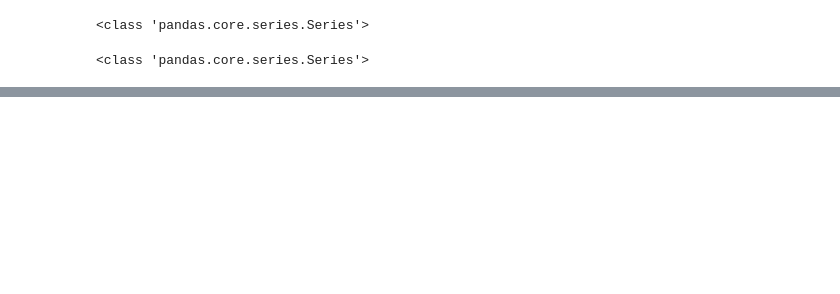
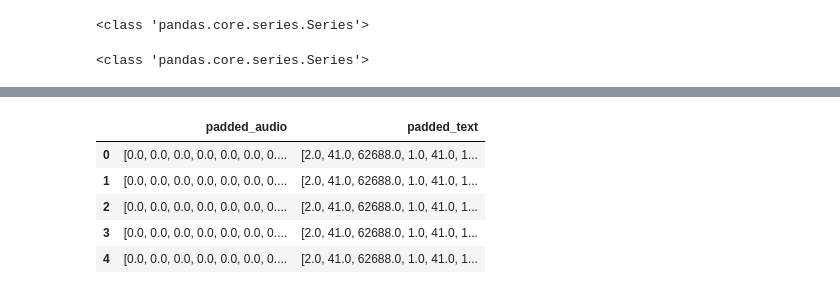
Before and after one commit to tarakantaacharya/TTS_ODIA, a Jupyter notebook: Preprocessing_data.ipynb, the cells around one changed output, grey strips where cells are left out. Cells and saved outputs as stored; diff of their text form; code cells hidden in the pictures; blank space fills up the shorter version.

```diff
--- a/Preprocessing_data.ipynb
+++ b/Preprocessing_data.ipynb
@@ -160,3 +164,24 @@ print(type(df['audio']))
 print(type(df['text']))
 # %% [output]
 <class 'pandas.core.series.Series'>
+# %%
+import numpy as np
+
+# Function to pad audio to the maximum length
+def pad_text(text, target_length):
+    # If the audio is shorter than the target length, pad it with zeros
+    if len(text) < target_length:
+        padding = np.zeros(target_length - len(text))
+        return np.concatenate([text, padding])
+    else:
+        # If the audio is longer, truncate it
+        return text[:target_length]
+
+# Find the maximum audio length
+max_length = max([len(audio) for audio in df['text']])
+
+# Pad the audio to the maximum length
+df['padded_text'] = df['text'].apply(lambda x: pad_text(x, max_length))
+
+# Check the shape of padded audio
+print(df['padded_text'].apply(lambda x: len(x)).value_counts())
@@ -184,0 +224,11 @@ print(df.head())
+# %%
+new_preprocess_data = df.drop(columns=['text','audio'])
+# %%
+new_preprocess_data.head()
+# %% [output]
+|  | padded_audio | padded_text |
+| 0 | [0.0, 0.0, 0.0, 0.0, 0.0, 0.0, 0.... | [2.0, 41.0, 62688.0, 1.0, 41.0, 1... |
+| 1 | [0.0, 0.0, 0.0, 0.0, 0.0, 0.0, 0.... | [2.0, 41.0, 62688.0, 1.0, 41.0, 1... |
+| 2 | [0.0, 0.0, 0.0, 0.0, 0.0, 0.0, 0.... | [2.0, 41.0, 62688.0, 1.0, 41.0, 1... |
+| 3 | [0.0, 0.0, 0.0, 0.0, 0.0, 0.0, 0.... | [2.0, 41.0, 62688.0, 1.0, 41.0, 1... |
+| 4 | [0.0, 0.0, 0.0, 0.0, 0.0, 0.0, 0.... | [2.0, 41.0, 62688.0, 1.0, 41.0, 1... |
```
Also changed, not shown: parts of 11 cells of this notebook.
